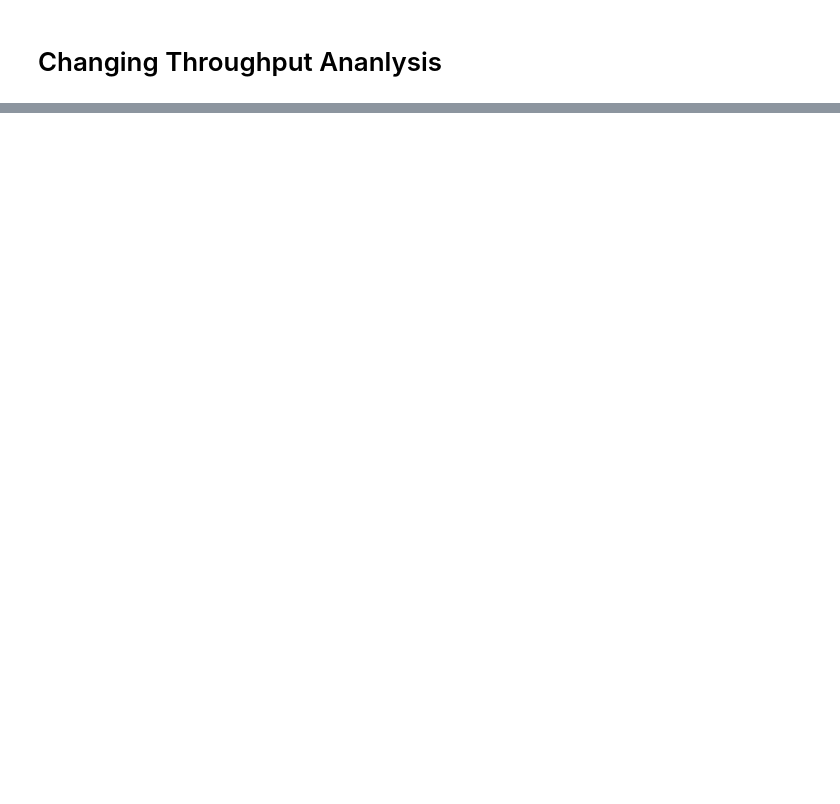
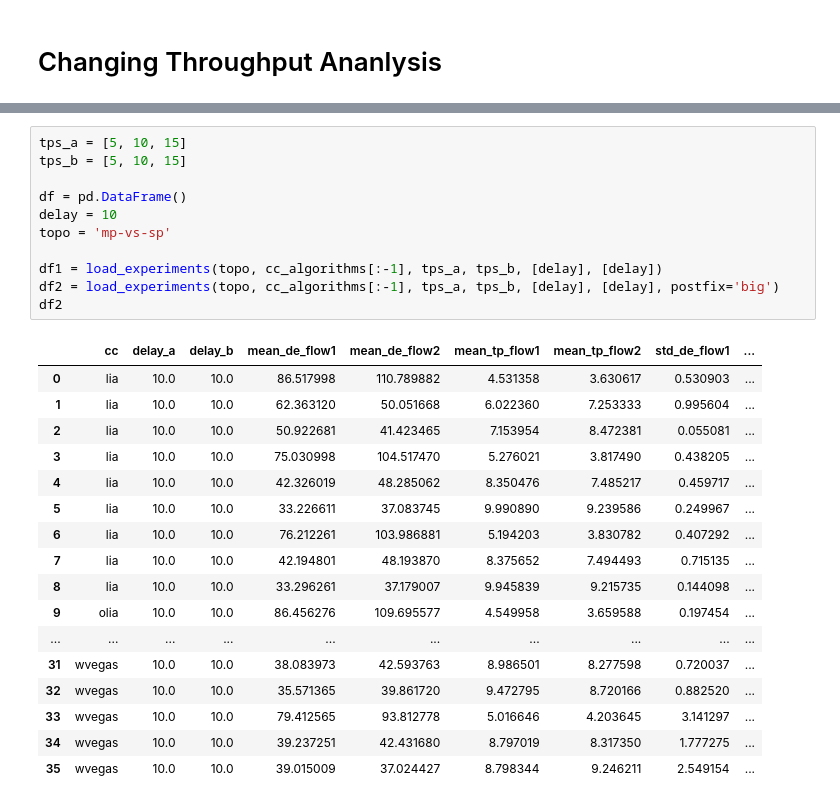
Before and after one commit to phyratokar/MPTCP-Mininet-Benchmark, a Jupyter notebook: MultiAnalyis.ipynb, the cells around one changed output, grey strips where cells are left out. Saved outputs shown, nothing was run; the diff lists cells and outputs as text; blank space fills up the shorter version.

```diff
--- a/MultiAnalyis.ipynb
+++ b/MultiAnalyis.ipynb
@@ -190 +350,30 @@ df
+# %%
+tps_a = [5, 10, 15]
+tps_b = [5, 10, 15]
+
+df = pd.DataFrame()
+delay = 10
+topo = 'mp-vs-sp'
+
+df1 = load_experiments(topo, cc_algorithms[:-1], tps_a, tps_b, [delay], [delay])
+df2 = load_experiments(topo, cc_algorithms[:-1], tps_a, tps_b, [delay], [delay], postfix='big')
+df2
+# %% [output]
+|  | cc | delay_a | delay_b | mean_de_flow1 | mean_de_flow2 | mean_tp_flow1 | mean_tp_flow2 | std_de_flow1 | ... |
+| 0 | lia | 10.0 | 10.0 | 86.517998 | 110.789882 | 4.531358 | 3.630617 | 0.530903 | ... |
+| 1 | lia | 10.0 | 10.0 | 62.363120 | 50.051668 | 6.022360 | 7.253333 | 0.995604 | ... |
+| 2 | lia | 10.0 | 10.0 | 50.922681 | 41.423465 | 7.153954 | 8.472381 | 0.055081 | ... |
+| 3 | lia | 10.0 | 10.0 | 75.030998 | 104.517470 | 5.276021 | 3.817490 | 0.438205 | ... |
+| 4 | lia | 10.0 | 10.0 | 42.326019 | 48.285062 | 8.350476 | 7.485217 | 0.459717 | ... |
+| 5 | lia | 10.0 | 10.0 | 33.226611 | 37.083745 | 9.990890 | 9.239586 | 0.249967 | ... |
+| 6 | lia | 10.0 | 10.0 | 76.212261 | 103.986881 | 5.194203 | 3.830782 | 0.407292 | ... |
+| 7 | lia | 10.0 | 10.0 | 42.194801 | 48.193870 | 8.375652 | 7.494493 | 0.715135 | ... |
+| 8 | lia | 10.0 | 10.0 | 33.296261 | 37.179007 | 9.945839 | 9.215735 | 0.144098 | ... |
+| 9 | olia | 10.0 | 10.0 | 86.456276 | 109.695577 | 4.549958 | 3.659588 | 0.197454 | ... |
+| ... | ... | ... | ... | ... | ... | ... | ... | ... | ... |
+| 31 | wvegas | 10.0 | 10.0 | 38.083973 | 42.593763 | 8.986501 | 8.277598 | 0.720037 | ... |
+| 32 | wvegas | 10.0 | 10.0 | 35.571365 | 39.861720 | 9.472795 | 8.720166 | 0.882520 | ... |
+| 33 | wvegas | 10.0 | 10.0 | 79.412565 | 93.812778 | 5.016646 | 4.203645 | 3.141297 | ... |
+| 34 | wvegas | 10.0 | 10.0 | 39.237251 | 42.431680 | 8.797019 | 8.317350 | 1.777275 | ... |
+| 35 | wvegas | 10.0 | 10.0 | 39.015009 | 37.024427 | 8.798344 | 9.246211 | 2.549154 | ... |
 # %%
```
Also changed, not shown: parts of 11 cells of this notebook, 7 other files.
